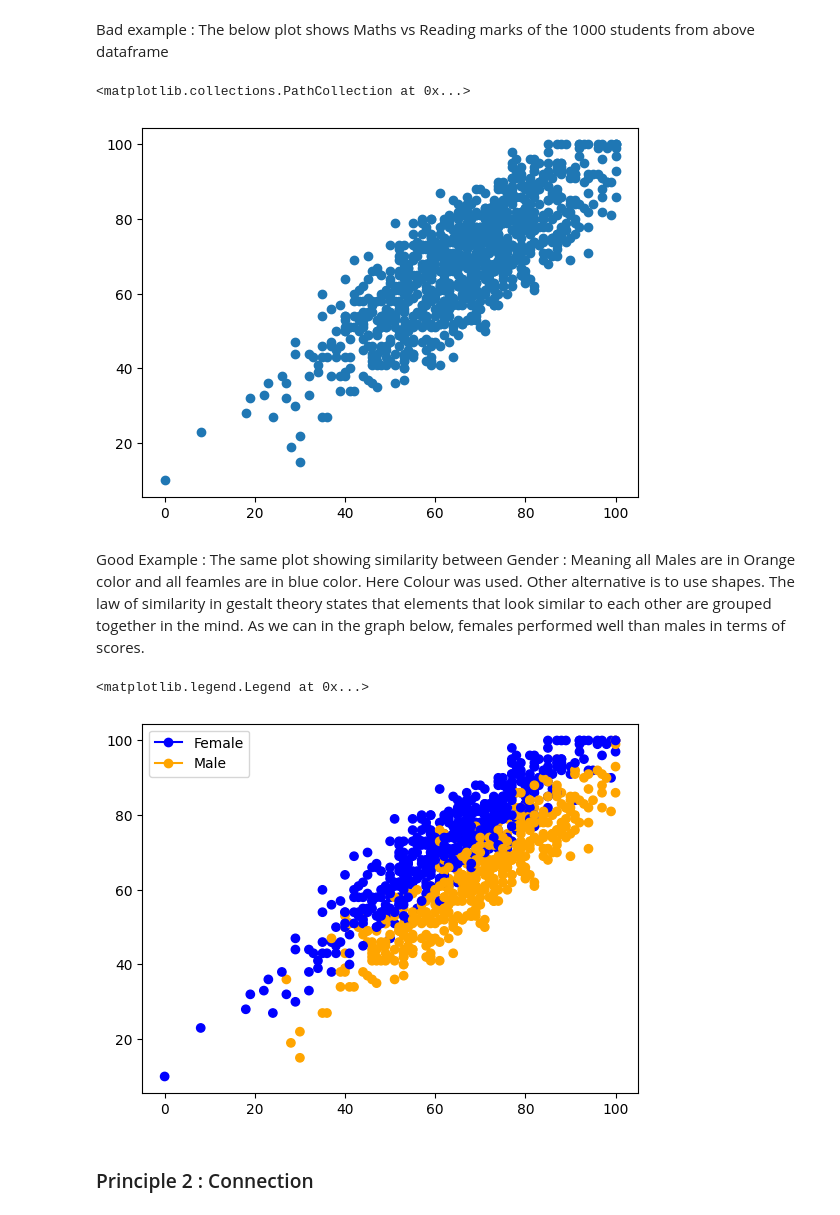
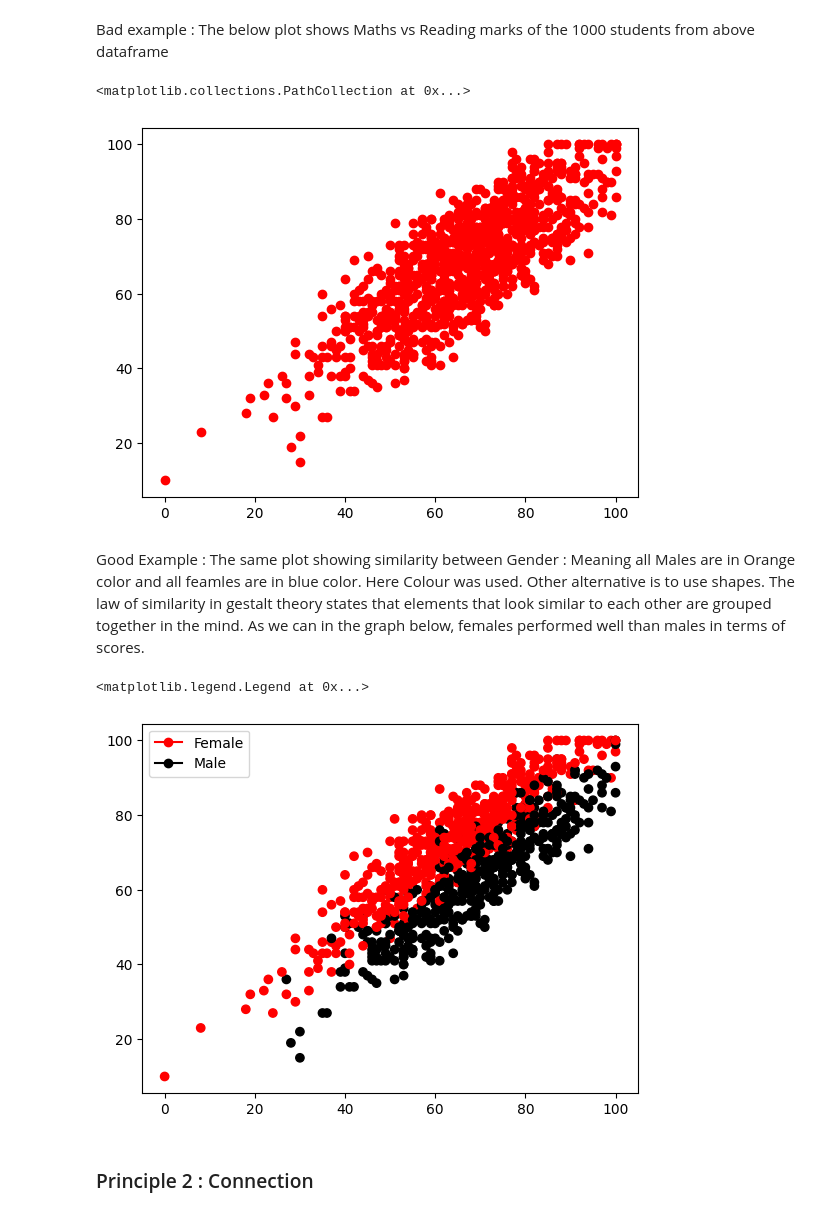
Before and after one commit to predinfer/project-gestalt, a Jupyter notebook: gestalt_2.ipynb, the cells around one changed output. Cells and saved outputs as stored; diff of their text form; code cells hidden in the pictures.

```diff
--- a/gestalt_2.ipynb
+++ b/gestalt_2.ipynb
@@ -87,10 +87,10 @@ df_students
 # %% [markdown]
 Bad example : The below plot shows Maths vs Reading marks of the 1000 students from above dataframe
 # %%
-plt.scatter(df_students['math score'], df_students['writing score'])
+plt.scatter(df_students['math score'], df_students['writing score'],color='red')
 # %% [output]
 <matplotlib.collections.PathCollection at 0x...>
-[figure, old version]
+[figure, new version]
 # %% [markdown]
 Good Example : The same plot showing similarity between Gender : Meaning all Males are in Orange color and all feamles are in blue color.
 Here Colour was used. Other alternative is to use shapes.
@@ -99,17 +99,17 @@ As we can in the graph below, females performed well than males in terms of scor
 # %%
 
 from matplotlib.lines import Line2D
-plt.scatter(df_students['math score'], df_students['writing score'], c=df_students['gender'].map({'male':'orange','female':'blue'}))
+plt.scatter(df_students['math score'], df_students['writing score'], c=df_students['gender'].map({'male':'black','female':'red'}))
 #plt.legend([Line2D([0], [0], color=cmap(0.), lw=4),
                 #Line2D([0], [0], color=cmap(.5), lw=4)],['Math','Reading'])
 
 #plt.legend([{color:'orange',color:'blue'}],['Math','Reading'])
-legend_elements = [Line2D([0], [0], marker='o',color='blue', label='Female'),
-                   Line2D([0], [0], marker='o', color='orange', label='Male')]
+legend_elements = [Line2D([0], [0], marker='o',color='red', label='Female'),
+                   Line2D([0], [0], marker='o', color='black', label='Male')]
 plt.legend(handles=legend_elements)
 # %% [output]
 <matplotlib.legend.Legend at 0x...>
-[figure, old version]
+[figure, new version]
 # %% [markdown]
 ### Principle 2 : Connection
 # %%
```
Also changed, not shown: 3 other files.
